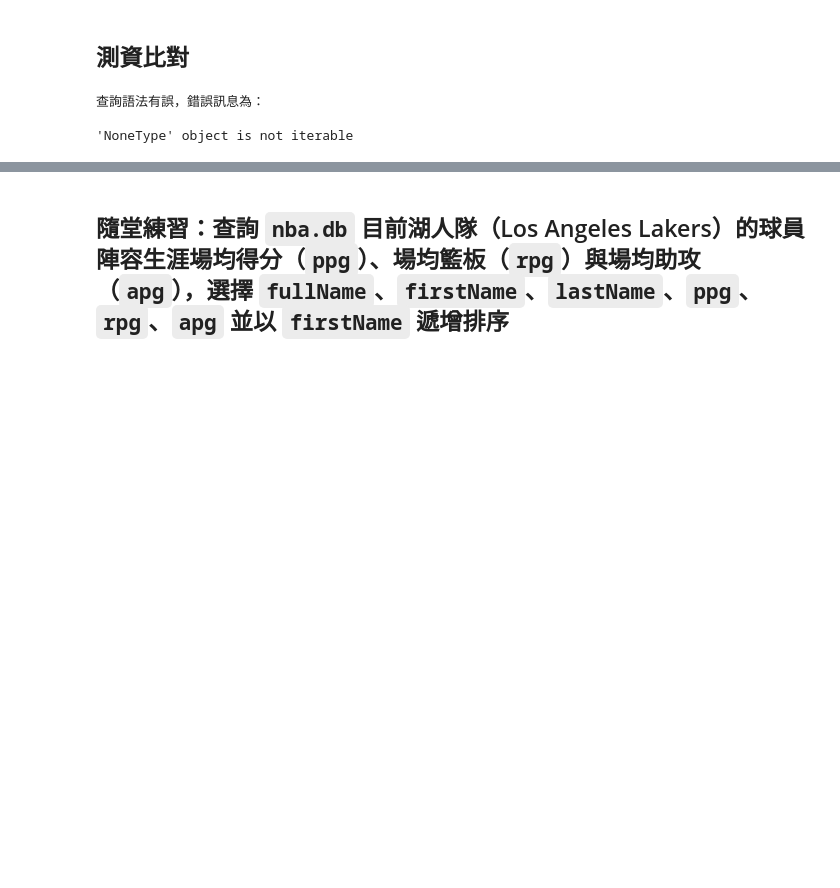
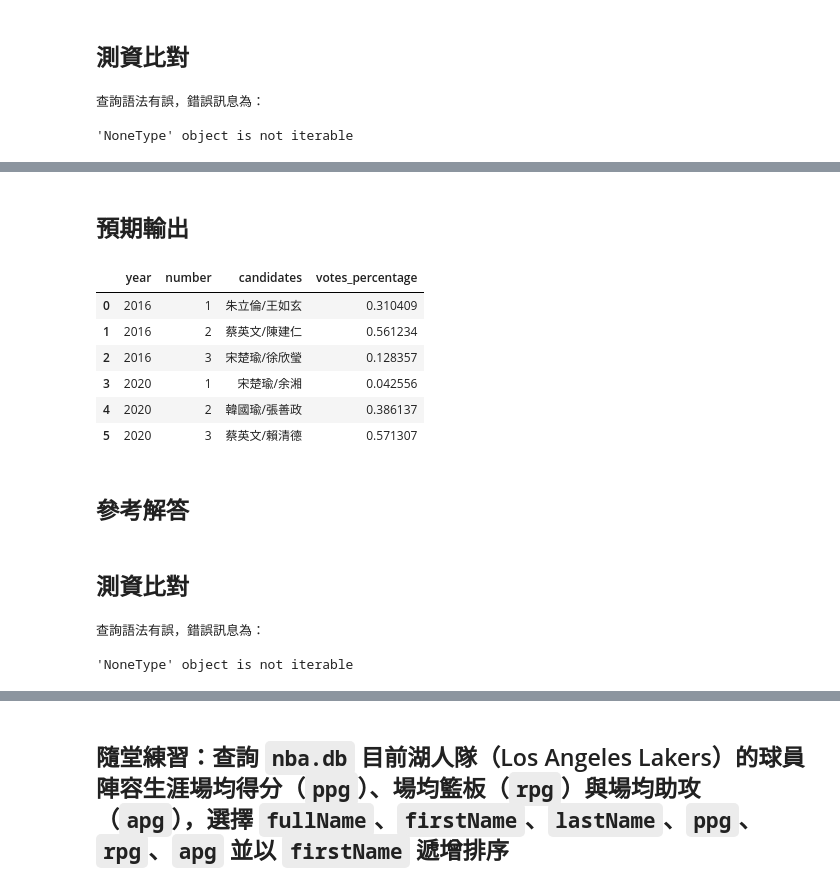
Before and after one commit to yaojenkuo/introduction-to-sql, a Jupyter notebook: 03-exercises.ipynb, the cells around one changed output, grey strips where cells are left out. Drawn from its saved outputs; the diff is of its cells as text; code cells hidden in the pictures; blank space fills up the shorter version.

```diff
--- a/03-exercises.ipynb
+++ b/03-exercises.ipynb
@@ -642,0 +767,30 @@ caq.run_test()
+# %%
+test_query = """
+SELECT 2016 AS year,
+       number,
+       candidates,
+       CAST(SUM(votes) AS REAL) / CAST((SELECT SUM(votes) FROM presidential2016) AS REAL) AS votes_percentage
+  FROM presidential2016
+ GROUP BY number
+UNION
+SELECT 2020 AS year,
+       number,
+       candidates,
+       CAST(SUM(votes) AS REAL) / CAST((SELECT SUM(votes) FROM presidential2020) AS REAL) AS votes_percentage
+  FROM presidential2020
+ GROUP BY number;
+"""
+# %% [markdown]
+## 預期輸出
+# %%
+pd.read_sql(test_query, conn_twelection)
+# %% [output]
+|  | year | number | candidates | votes_percentage |
+| 0 | 2016 | 1 | 朱立倫/王如玄 | 0.310409 |
+| 1 | 2016 | 2 | 蔡英文/陳建仁 | 0.561234 |
+| 2 | 2016 | 3 | 宋楚瑜/徐欣瑩 | 0.128357 |
+| 3 | 2020 | 1 | 宋楚瑜/余湘 | 0.042556 |
+| 4 | 2020 | 2 | 韓國瑜/張善政 | 0.386137 |
+| 5 | 2020 | 3 | 蔡英文/賴清德 | 0.571307 |
+# %% [markdown]
+## 參考解答
@@ -642,0 +813,9 @@ caq.run_test()
+# %% [markdown]
+## 測資比對
+# %%
+caq = checkAnsQuery(test_query, ans_query, conn_twelection)
+caq.run_test()
+# %% [output]
+查詢語法有誤，錯誤訊息為：
+
+'NoneType' object is not iterable
```
Also changed, not shown: parts of 40 cells of this notebook.
